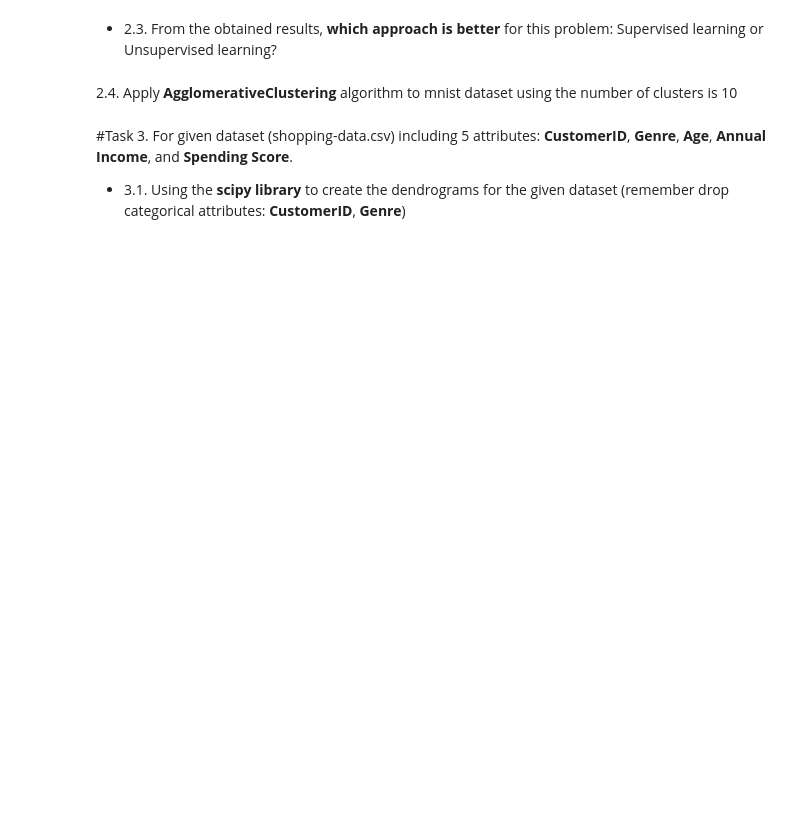
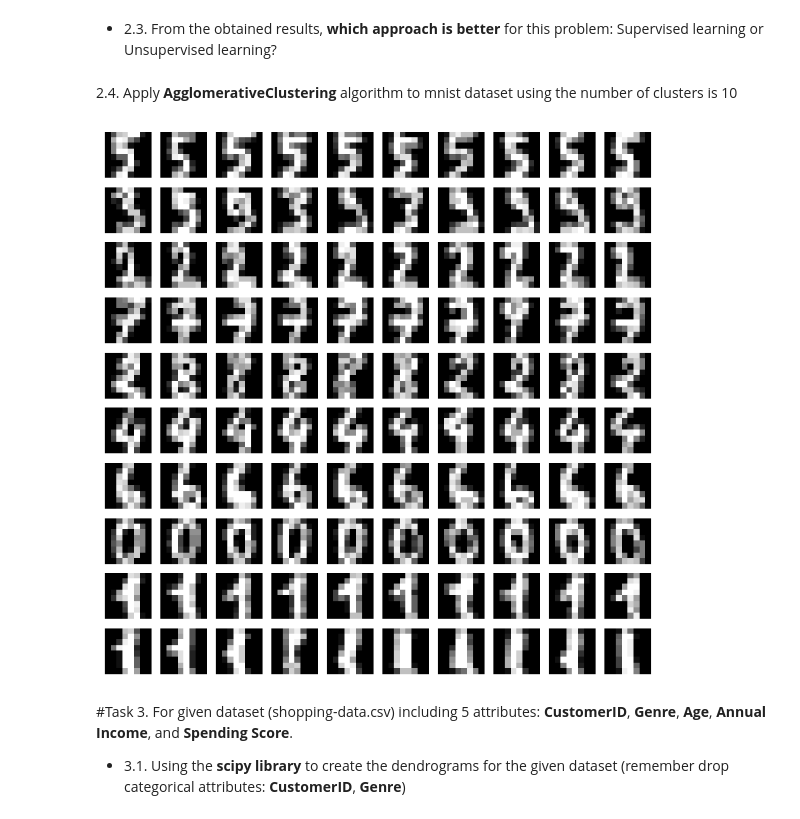
Before and after one commit to NguyenPhamQuocHuy-20130283/20130283_NguyenPhamQuocHuy_ML2023, a Jupyter notebook: Lab_7_20130283_NguyenPhamQuocHuy.ipynb, the cells around one changed output. Drawn from its saved outputs; the diff is of its cells as text; code cells hidden in the pictures; blank space fills up the shorter version.

```diff
--- a/Lab_7_20130283_NguyenPhamQuocHuy.ipynb
+++ b/Lab_7_20130283_NguyenPhamQuocHuy.ipynb
@@ -73,16 +98,5 @@ print(np.mean(rf_scores['test_score']))
 #Task 2. With mnist dataset:
 *   2.1. Apply **K-Means** algorithm using k=10,
 # %%
-from scipy.stats import mode
-# loading dataset
-dataset = datasets.load_iris()
-# building model
+dataset = datasets.load_digits()
 x_train, x_test, y_train, y_test = train_test_split(dataset.data, dataset.target, test_size=0.3)
-kmeans = KMeans(n_clusters=10, random_state=42)
-kmeans.fit(x_train, y_train)
-
-kmean_y = kmeans.predict(x_train)
-
-
-
-print(accuracy_score(y_train, kmean_y))
@@ -90,0 +103,12 @@ print(accuracy_score(y_train, kmean_y))
+# %%
+from sklearn.cluster import KMeans
+model = KMeans(n_clusters=10, random_state=0)
+model.fit(x_train)
+clusters = model.predict(x_test)
+model.cluster_centers_.shape
+
+from sklearn.metrics import accuracy_score
+print (accuracy_score(y_test, clusters))
+
+from sklearn.metrics.cluster import completeness_score
+print (completeness_score(y_test, clusters))
@@ -147,5 +171,20 @@ print(t)
 # %% [markdown]
 2.4. Apply **AgglomerativeClustering** algorithm to mnist dataset using the number of clusters is 10
+# %%
+from sklearn.cluster import AgglomerativeClustering
+cluster = AgglomerativeClustering(n_clusters=10, affinity='euclidean', linkage='ward')
+cluster.fit_predict(dataset.data)
+# get clustering labels
+cluster.labels_
+
+fig, ax = plt.subplots(10, 10, figsize=(8, 8))
+for i in range(10):
+    for j in range(10):
+        ax[i, j].imshow(dataset.data[cluster.labels_ == i][j].reshape((8, 8)), cmap='gray')
+        ax[i, j].axis('off')
+plt.show()
+# %% [output]
+[figure, added]
 # %% [markdown]
 #Task 3.
 For given dataset (shopping-data.csv) including 5 attributes: **CustomerID**, **Genre**, **Age**, **Annual Income**, and **Spending Score**.
```
Also changed, not shown: parts of 19 cells of this notebook, 2 other files.
